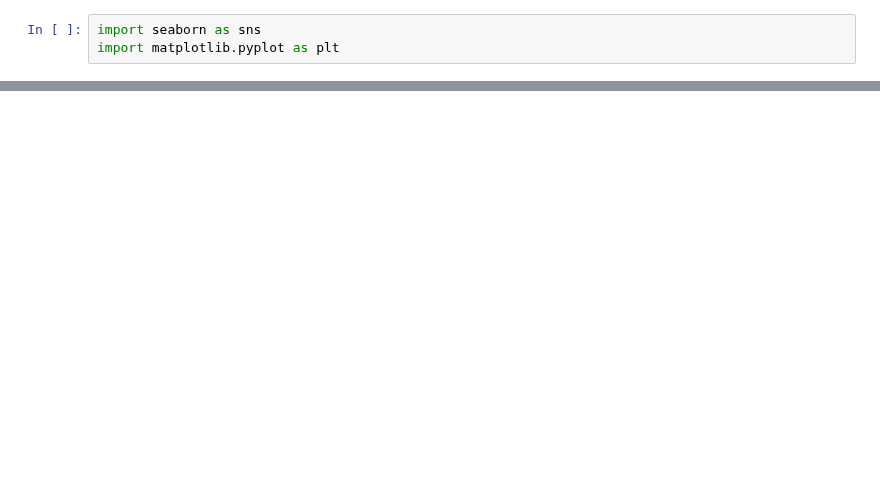
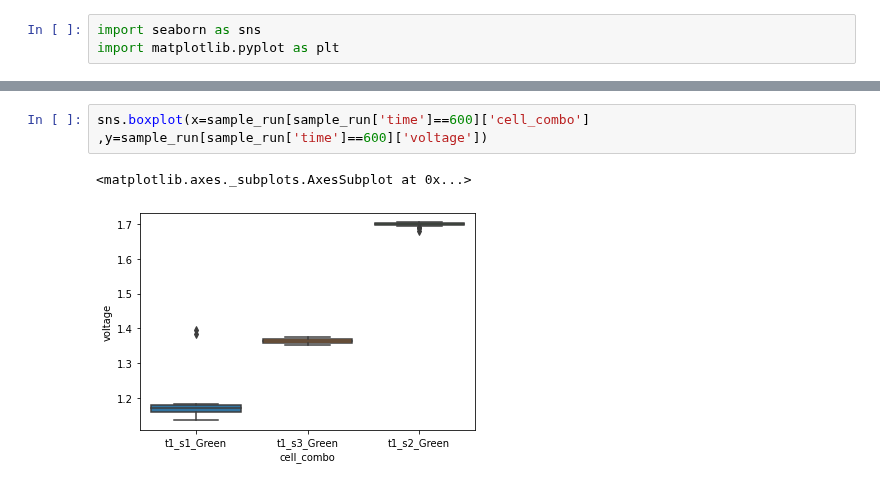
Before and after one commit to darkmatter2222/Nuclear-Battery, a Jupyter notebook: measurement_techniques/analiyze_measurements/single_cell_performance_testing.ipynb, the cells around one changed output, grey strips where cells are left out. Drawn from its saved outputs; the diff is of its cells as text; blank space fills up the shorter version.

```diff
--- a/measurement_techniques/analiyze_measurements/single_cell_performance_testing.ipynb
+++ b/measurement_techniques/analiyze_measurements/single_cell_performance_testing.ipynb
@@ -132,0 +148,5 @@ Text(0.5, 1.0, 'Single Tritium Vial Charging 10uF Capacitor via 2x Solar Cells (
+# %%
+sns.boxplot(x=sample_run[sample_run['time']==600]['cell_combo'] ,y=sample_run[sample_run['time']==600]['voltage'])
+# %% [output]
+<matplotlib.axes._subplots.AxesSubplot at 0x...>
+[figure, added]
```
Also changed, not shown: parts of 8 cells of this notebook.
